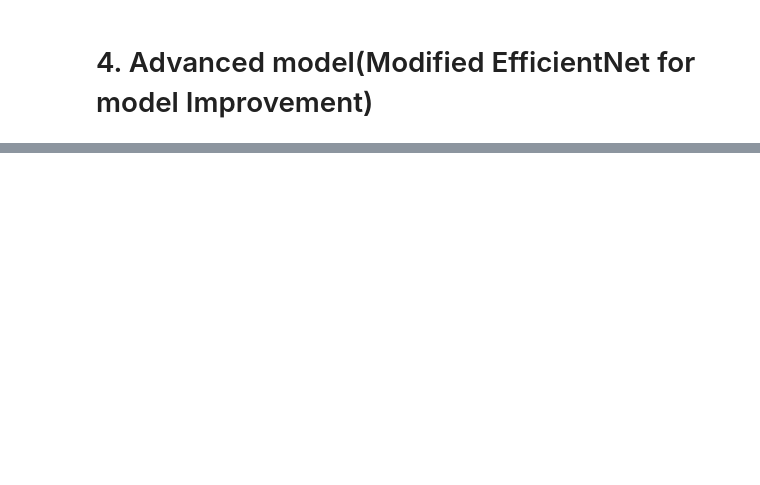
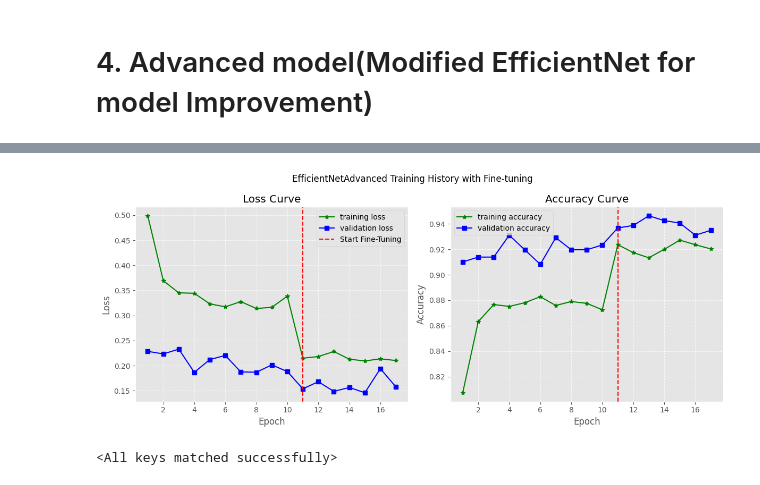
Before and after one commit to DangCongKhai/xray_chest_classification, a Jupyter notebook: main.ipynb, the cells around one changed output, grey strips where cells are left out. Saved outputs shown, nothing was run; the diff lists cells and outputs as text; code cells hidden in the pictures; blank space fills up the shorter version.

```diff
--- a/main.ipynb
+++ b/main.ipynb
@@ -114,0 +325,6 @@ for i in range(9):
+# %%
+model = model.to(device=DEVICE)
+optimizer = torch.optim.Adam(params=model.parameters(), lr=LR_STAGE_2)
+criterion = nn.CrossEntropyLoss()
+model_save_path = f"{project_root}/model_checkpoints/best_{MODEL_NAME}_finetuned.pth"
+new_early_stopping = EarlyStopping(model_checkpoint=model_save_path, patience=PATIENCE)
@@ -114,0 +390,18 @@ for i in range(9):
+# %%
+model_saved_name = (
+    f"{project_root}/results/{MODEL_NAME}_finetuned"
+)
+plot_history(
+    history,
+    f"{MODEL_NAME} Training History with Fine-tuning",
+    f"{model_saved_name}.png",
+    start_finetuned_epoch=EPOCHS_STAGE_1 + 1,
+)
+# %% [output]
+[figure, added]
+# %%
+# Load the model again
+checkpoint = torch.load(model_save_path)
+model.load_state_dict(checkpoint["state_dict"])
+# %% [output]
+<All keys matched successfully>
```
Also changed, not shown: parts of 27 cells of this notebook.
